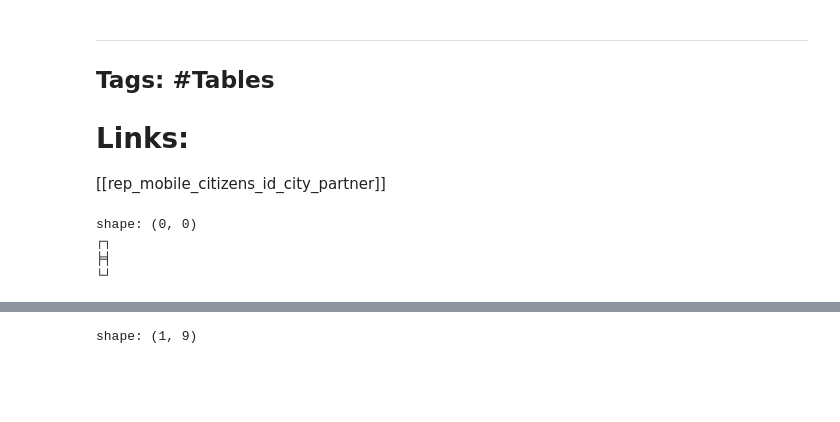
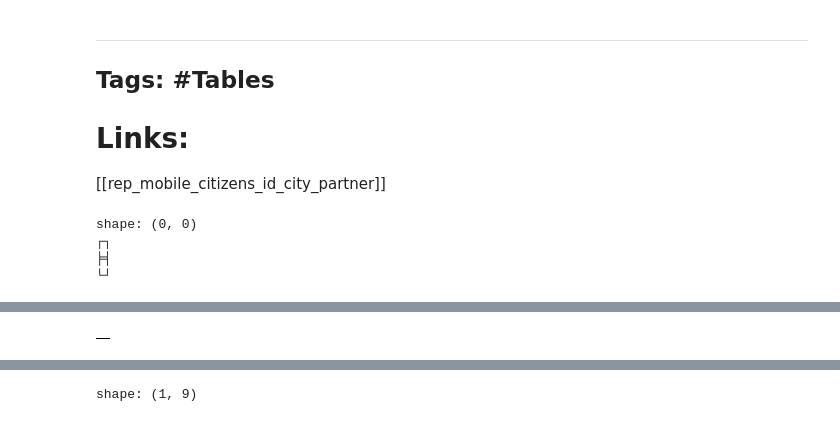
Before and after one commit to sputnik-systems/analytics, a Jupyter notebook: Clickhouse/t_activated_citizen_id/t_activated_citizen_id.ipynb, the cells around one changed output, grey strips where cells are left out. Drawn from its saved outputs; the diff is of its cells as text; code cells hidden in the pictures; blank space fills up the shorter version.

```diff
--- a/Clickhouse/t_activated_citizen_id/t_activated_citizen_id.ipynb
+++ b/Clickhouse/t_activated_citizen_id/t_activated_citizen_id.ipynb
@@ -84,3 +73,11 @@ for day_index in dates_pd.index:
+# %%
+query_text = """--sql
+    ALTER TABLE db1.t_activated_citizen_id DELETE WHERE report_date = '2025-09-09'
+    """
+
+ch.query_run(query_text)
+# %% [output]
+|  |
 # %%
 query_text = """--sql
     CREATE MATERIALIZED VIEW db1.t_activated_citizen_id_mv
```
Also changed, not shown: parts of 2 cells of this notebook, 33 other files.
